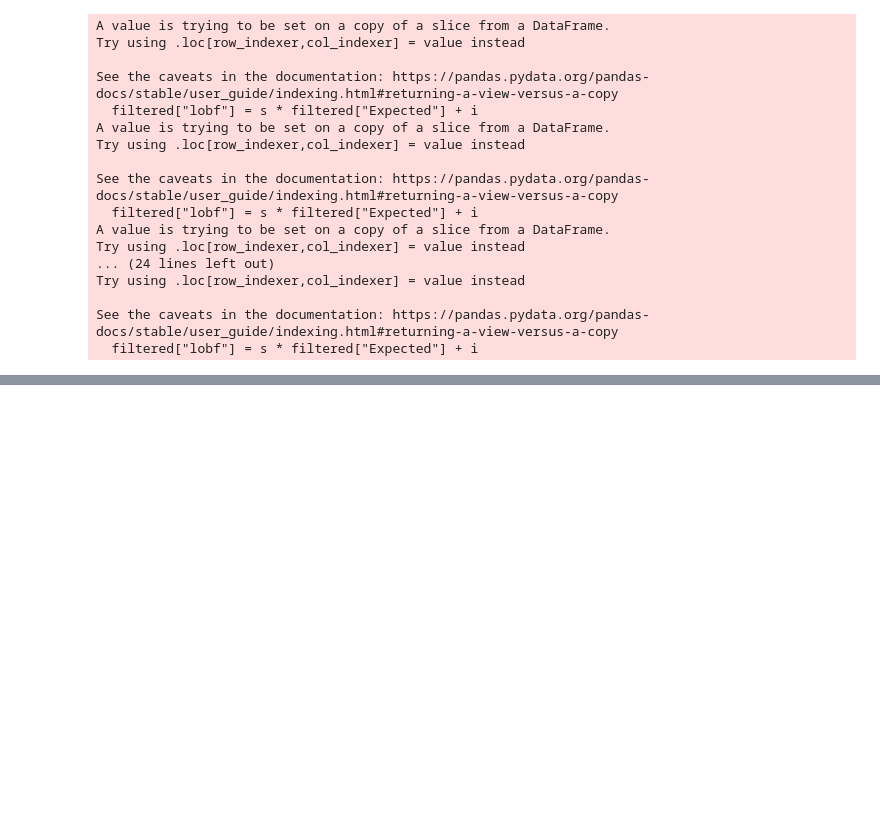
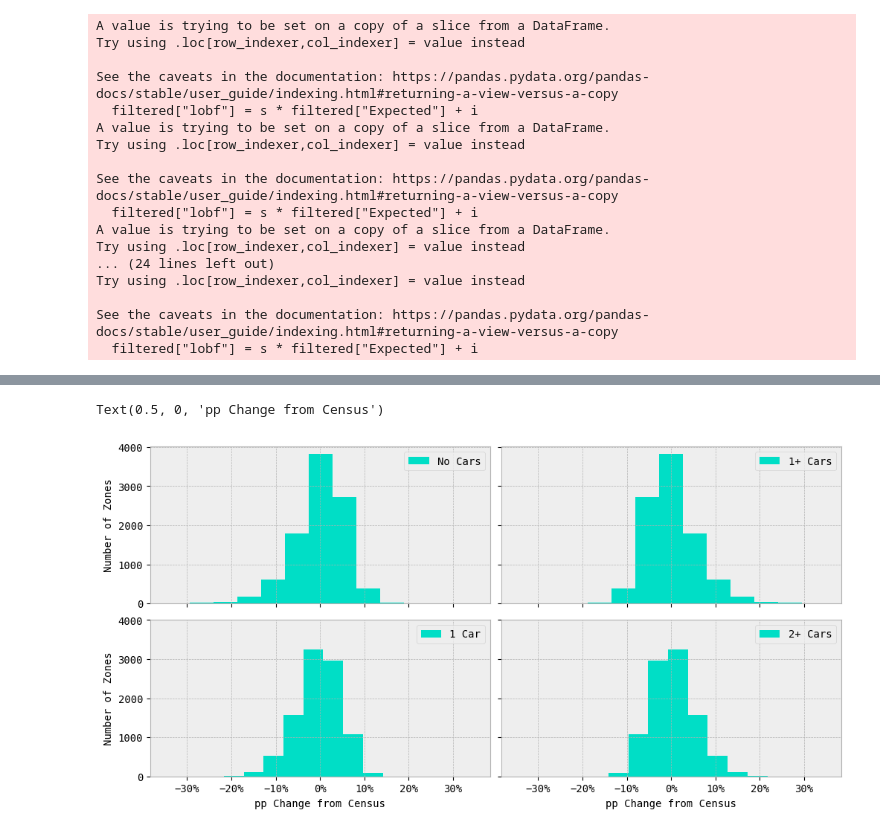
Before and after one commit to Transport-for-the-North/Land-Use, a Jupyter notebook: supporting_processes/reporting/NorCOM Reporting Graphs.ipynb, the cells around one changed output, grey strips where cells are left out. Saved outputs shown, nothing was run; the diff lists cells and outputs as text; code cells hidden in the pictures; blank space fills up the shorter version.

```diff
--- a/supporting_processes/reporting/NorCOM Reporting Graphs.ipynb
+++ b/supporting_processes/reporting/NorCOM Reporting Graphs.ipynb
@@ -164,3 +167,6 @@ Try using .loc[row_indexer,col_indexer] = value instead
 
 See the caveats in the documentation: https://pandas.pydata.org/pandas-docs/stable/user_guide/indexing.html#returning-a-view-versus-a-copy
   filtered["lobf"] = s * filtered["Expected"] + i
+# %%
+share_data = pd.read_excel(input_file, sheet_name="NORTHERN SHARES", header=[0, 1])
+share_data.head()
@@ -166,0 +182,21 @@ See the caveats in the documentation: https://pandas.pydata.org/pandas-docs/stab
+# %%
+filtered = share_data[[("LSOA2021", "Unnamed: 0_level_1"), ("Difference", "No Cars"), ("Difference", "1+ Cars"), ("Difference", "1 Car"), ("Difference", "2+ Cars")]]
+filtered.columns = ["LSOA", "No Cars", "1+ Cars", "1 Car", "2+ Cars"]
+# %%
+fig, axes = plt.subplots(nrows=2, ncols=2, sharex=True, sharey=True, figsize=(10, 5))
+cols = ["No Cars", "1+ Cars", "1 Car", "2+ Cars"]
+
+for ax, col in zip(axes.ravel(), cols):
+    filtered.plot.hist(column=[col], ax=ax, color="C1", bins=10, )
+
+axes[(0, 0)].xaxis.set_major_formatter(
+    matplotlib.ticker.FuncFormatter(lambda x, p: format(int(x), ','))
+)
+axes[(0, 0)].xaxis.set_major_formatter(matplotlib.ticker.PercentFormatter(xmax=1))
+axes[(0, 0)].set_ylabel("Number of Zones")
+axes[(1, 0)].set_ylabel("Number of Zones")
+axes[(1, 0)].set_xlabel("pp Change from Census")
+axes[(1, 1)].set_xlabel("pp Change from Census")
+# %% [output]
+Text(0.5, 0, 'pp Change from Census')
+[figure, added]
```
Also changed, not shown: parts of 7 cells of this notebook.
